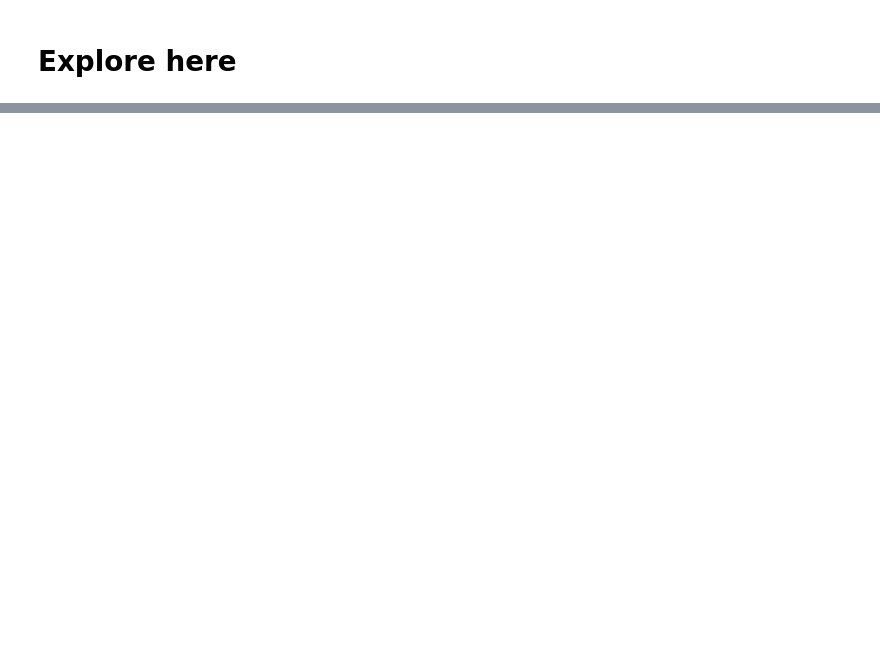
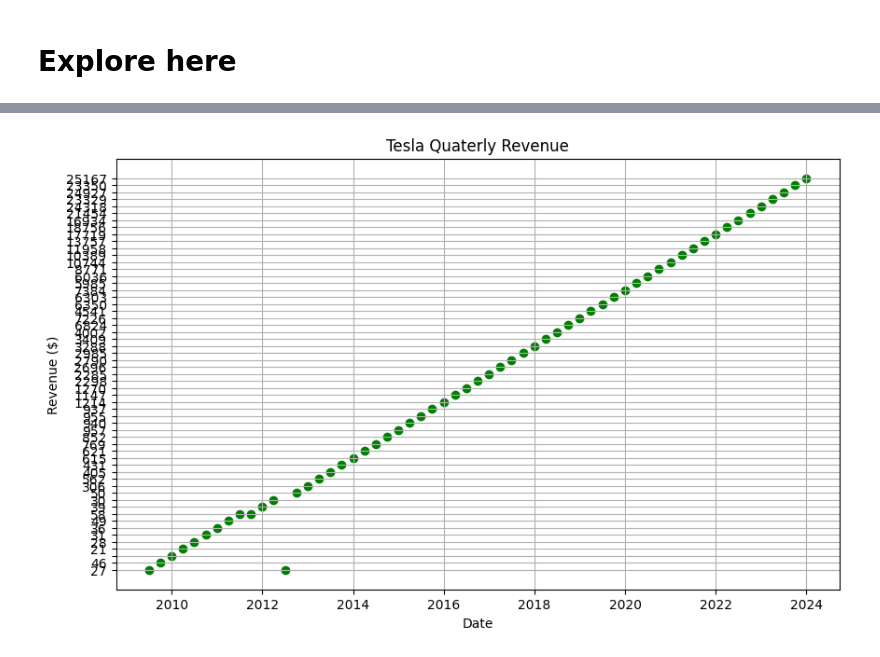
Before and after one commit to fertr98/web-scraping-project-tutorial, a Jupyter notebook: src/explore.ipynb, the cells around one changed output, grey strips where cells are left out. Cells and saved outputs as stored; diff of their text form; code cells hidden in the pictures; blank space fills up the shorter version.

```diff
--- a/src/explore.ipynb
+++ b/src/explore.ipynb
@@ -52,0 +153,10 @@ TypeError: list indices must be integers or slices, not type
+# %%
+plt.figure(figsize=(10, 6))
+plt.scatter(tesla_quaterly['Date'], tesla_quaterly['Revenue'], color='g', marker='o')
+plt.title('Tesla Quaterly Revenue')
+plt.xlabel('Date')
+plt.ylabel('Revenue ($)')
+plt.grid(True)
+plt.show()
+# %% [output]
+[figure, added]
```
Also changed, not shown: parts of 8 cells of this notebook, 2 other files.
